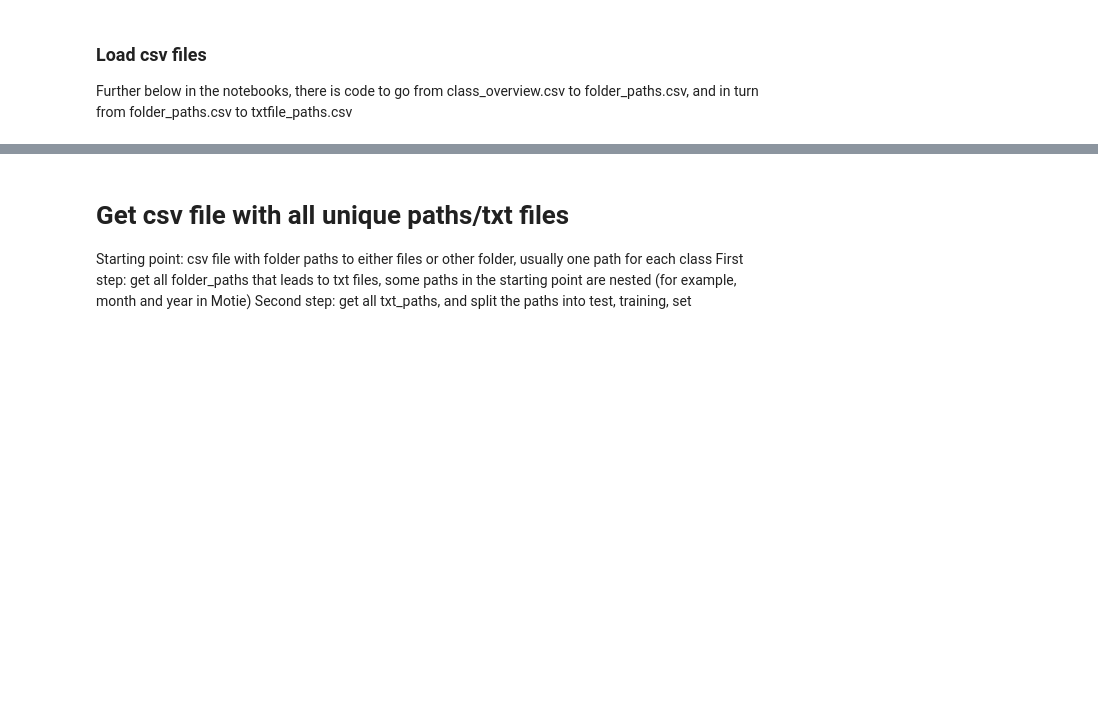
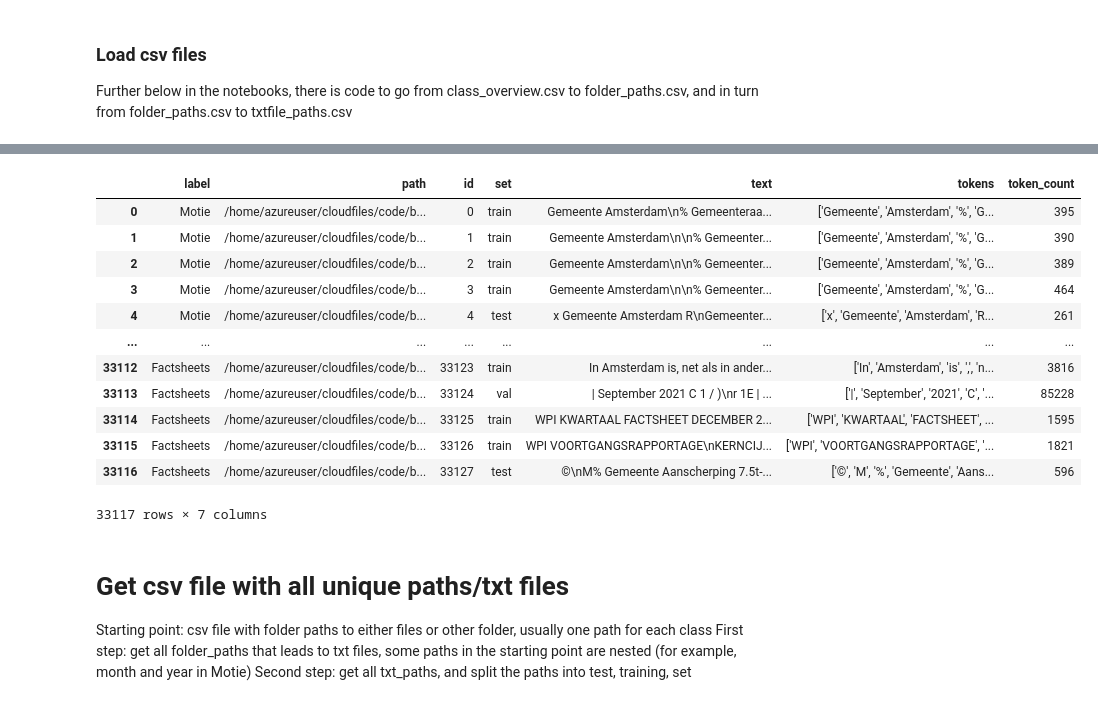
Before and after one commit to Amsterdam-Internships/document-classification-using-large-language-models, a Jupyter notebook: notebooks/load_txt.ipynb, the cells around one changed output, grey strips where cells are left out. Drawn from its saved outputs; the diff is of its cells as text; code cells hidden in the pictures; blank space fills up the shorter version.

```diff
--- a/notebooks/data_inventory.ipynb
+++ b/notebooks/load_txt.ipynb
@@ -76,3 +109,26 @@ txt_files_df = load_txt_files(txtfile_paths,  ['train'])
+# %%
+# load the txtfiles.csv (that we just saved)
+import ast
+import pandas as pd
+
+txtfiles = pd.read_csv(f"{cf.output_path}/txtfiles.csv")
+# txtfiles['tokens'] = txtfiles['tokens'].apply(ast.literal_eval)
+
+display(txtfiles)
+# %% [output]
+|  | label | path | id | set | text | tokens | token_count |
+| 0 | Motie | /home/azureuser/cloudfiles/code/b... | 0 | train | Gemeente Amsterdam\n% Gemeenteraa... | ['Gemeente', 'Amsterdam', '%', 'G... | 395 |
+| 1 | Motie | /home/azureuser/cloudfiles/code/b... | 1 | train | Gemeente Amsterdam\n\n% Gemeenter... | ['Gemeente', 'Amsterdam', '%', 'G... | 390 |
+| 2 | Motie | /home/azureuser/cloudfiles/code/b... | 2 | train | Gemeente Amsterdam\n\n% Gemeenter... | ['Gemeente', 'Amsterdam', '%', 'G... | 389 |
+| 3 | Motie | /home/azureuser/cloudfiles/code/b... | 3 | train | Gemeente Amsterdam\n\n% Gemeenter... | ['Gemeente', 'Amsterdam', '%', 'G... | 464 |
+| 4 | Motie | /home/azureuser/cloudfiles/code/b... | 4 | test | x Gemeente Amsterdam R\nGemeenter... | ['x', 'Gemeente', 'Amsterdam', 'R... | 261 |
+| ... | ... | ... | ... | ... | ... | ... | ... |
+| 33112 | Factsheets | /home/azureuser/cloudfiles/code/b... | 33123 | train | In Amsterdam is, net als in ander... | ['In', 'Amsterdam', 'is', ',', 'n... | 3816 |
+| 33113 | Factsheets | /home/azureuser/cloudfiles/code/b... | 33124 | val | | September 2021 C 1 / )\nr 1E | ... | ['|', 'September', '2021', 'C', '... | 85228 |
+| 33114 | Factsheets | /home/azureuser/cloudfiles/code/b... | 33125 | train | WPI KWARTAAL FACTSHEET DECEMBER 2... | ['WPI', 'KWARTAAL', 'FACTSHEET', ... | 1595 |
+| 33115 | Factsheets | /home/azureuser/cloudfiles/code/b... | 33126 | train | WPI VOORTGANGSRAPPORTAGE\nKERNCIJ... | ['WPI', 'VOORTGANGSRAPPORTAGE', '... | 1821 |
+| 33116 | Factsheets | /home/azureuser/cloudfiles/code/b... | 33127 | test | ©\nM% Gemeente Aanscherping 7.5t-... | ['©', 'M', '%', 'Gemeente', 'Aans... | 596 |
+33117 rows × 7 columns
 # %% [markdown]
 # Get csv file with all unique paths/txt files
 Starting point: csv file with folder paths to either files or other folder, usually one path for each class
```
Also changed, not shown: parts of 5 cells of this notebook, 5 other files.
